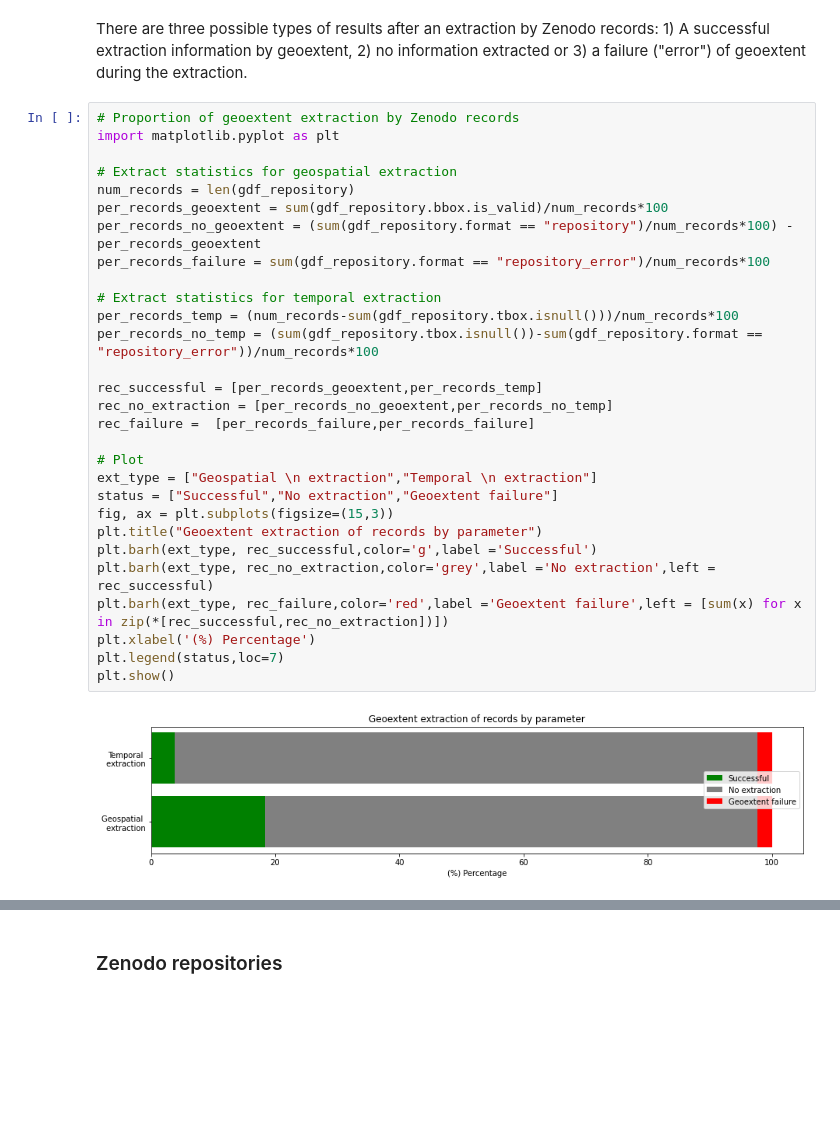
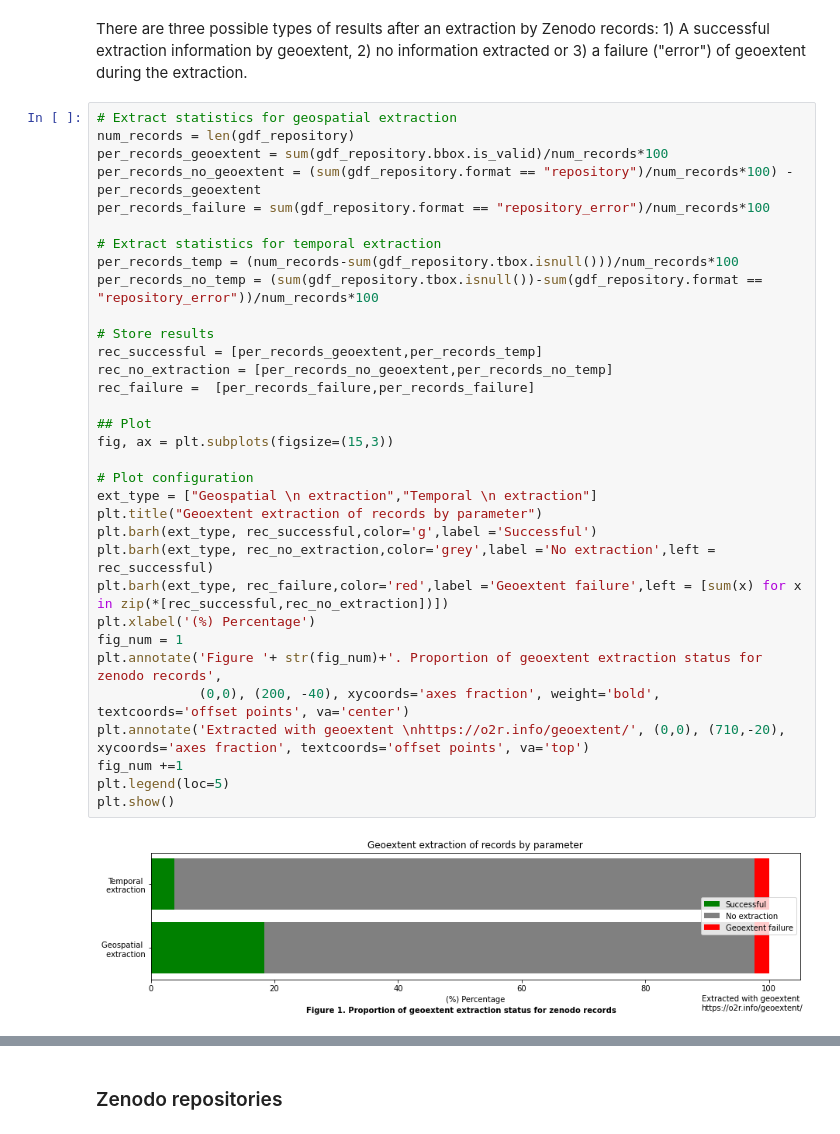
Before and after one commit to o2r-project/geoextent, a Jupyter notebook: showcase/SG_01_Exploring_Research_Data_Repositories_with_geoextent.ipynb, the cells around one changed output, grey strips where cells are left out. Drawn from its saved outputs; the diff is of its cells as text; blank space fills up the shorter version.

Commit message:
Graphs and comments

```diff
--- a/showcase/SG_01_Exploring_Research_Data_Repositories_with_geoextent.ipynb
+++ b/showcase/SG_01_Exploring_Research_Data_Repositories_with_geoextent.ipynb
@@ -312,36 +316,40 @@ gdf_files = gpd.GeoDataFrame(df_geo[df_geo['handler'] != "geoextent:0.7.0"],geom
 # %% [markdown]
 There are three possible types of results after an extraction by Zenodo records: 1) A successful extraction information by geoextent, 2) no information extracted or 3) a failure ("error") of geoextent during the extraction.
 # %%
-# Proportion of geoextent extraction by Zenodo records
-import matplotlib.pyplot as plt
-
 # Extract statistics for geospatial extraction
 num_records = len(gdf_repository)
 per_records_geoextent = sum(gdf_repository.bbox.is_valid)/num_records*100
 per_records_no_geoextent = (sum(gdf_repository.format == "repository")/num_records*100) - per_records_geoextent
 per_records_failure = sum(gdf_repository.format == "repository_error")/num_records*100
 
 # Extract statistics for temporal extraction
 per_records_temp = (num_records-sum(gdf_repository.tbox.isnull()))/num_records*100
 per_records_no_temp = (sum(gdf_repository.tbox.isnull())-sum(gdf_repository.format == "repository_error"))/num_records*100
 
+# Store results
 rec_successful = [per_records_geoextent,per_records_temp]
 rec_no_extraction = [per_records_no_geoextent,per_records_no_temp]
 rec_failure =  [per_records_failure,per_records_failure]
 
-# Plot
+## Plot
+fig, ax = plt.subplots(figsize=(15,3))
+
+# Plot configuration
 ext_type = ["Geospatial \n extraction","Temporal \n extraction"]
-status = ["Successful","No extraction","Geoextent failure"]
-fig, ax = plt.subplots(figsize=(15,3))
 plt.title("Geoextent extraction of records by parameter")
 plt.barh(ext_type, rec_successful,color='g',label ='Successful')
 plt.barh(ext_type, rec_no_extraction,color='grey',label ='No extraction',left = rec_successful)
 plt.barh(ext_type, rec_failure,color='red',label ='Geoextent failure',left = [sum(x) for x in zip(*[rec_successful,rec_no_extraction])])
 plt.xlabel('(%) Percentage')
-plt.legend(status,loc=7)
+fig_num = 1
+plt.annotate('Figure '+ str(fig_num)+'. Proportion of geoextent extraction status for zenodo records',
+             (0,0), (200, -40), xycoords='axes fraction', weight='bold', textcoords='offset points', va='center')
+plt.annotate('Extracted with geoextent \nhttps://o2r.info/geoextent/', (0,0), (710,-20), xycoords='axes fraction', textcoords='offset points', va='top')
+fig_num +=1
+plt.legend(loc=5)
 plt.show()
 # %% [output]
-[figure, old version]
+[figure, new version]
 # %% [markdown]
 From a total of **{{num_records}}** Zenodo records analyzed we were able to extract for **{{'{:.2f}'.format(per_records_geoextent)}}%** their geospatial component and for **{{'{:.2f}'.format(per_records_temp)}}%** their temporal component. Geoextent did not extract the geospatial and temporal extent in **{{'{:.2f}'.format(per_records_no_geoextent)}}%** and **{{'{:.2f}'.format(per_records_no_temp)}}%** of the cases respectively. This means that all the files of those records were analyzed, but no geospatial or temporal component was found. Finally the extraction with geoextent failed (crash) due to undetermined reasons in **{{'{:.2f}'.format(per_records_failure)}}%** of the records.
 
```
Also changed, not shown: parts of 30 cells of this notebook.
